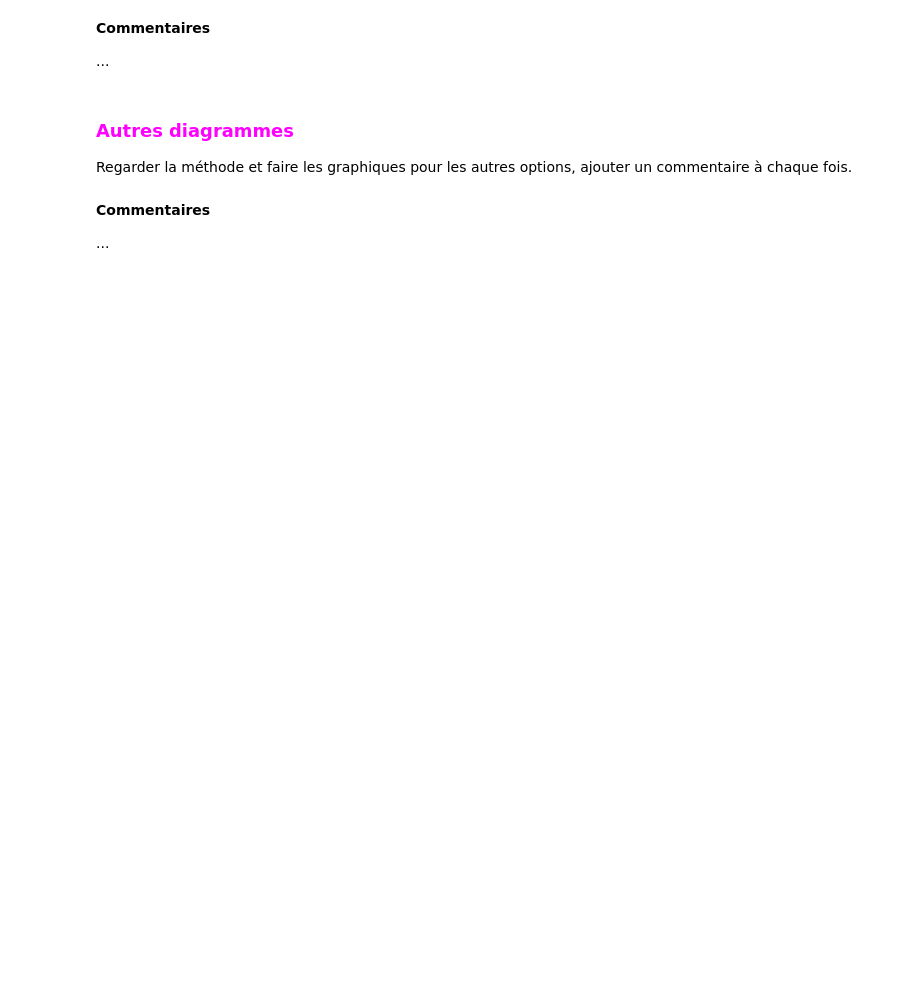
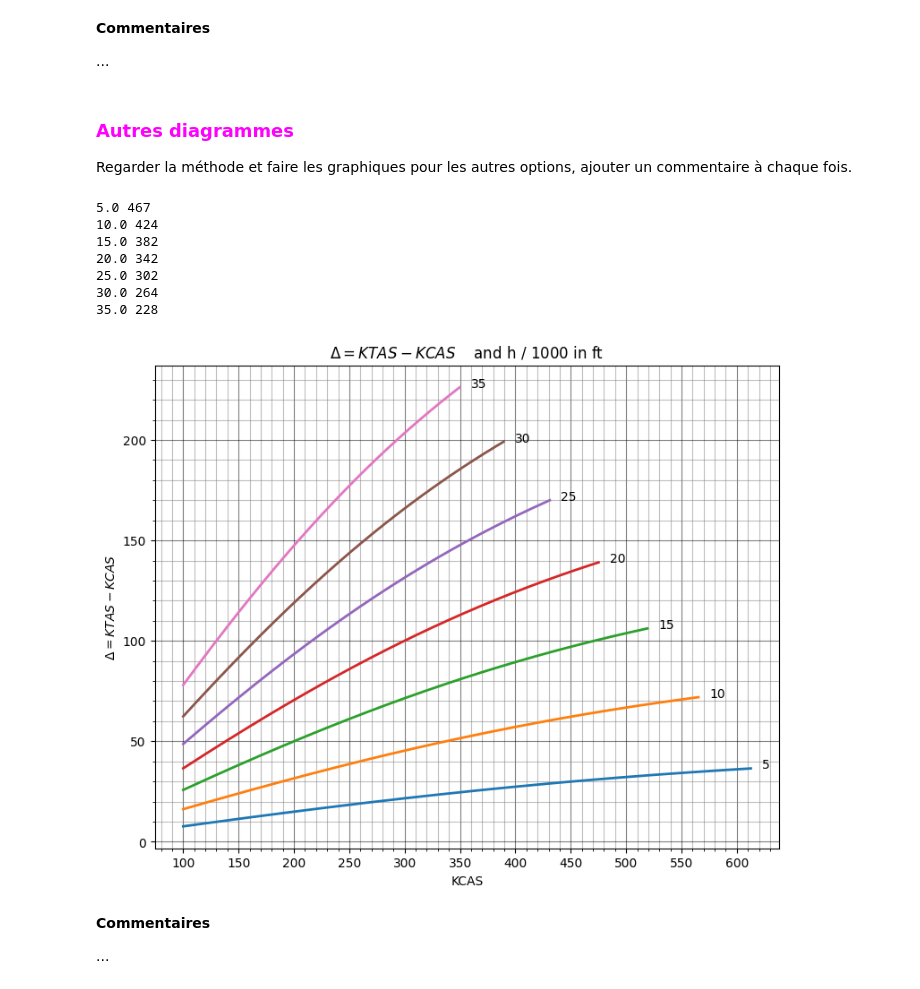
Before and after one commit to GregHsr/TP1_Meca_Vol, a Jupyter notebook: tp1_etudiant.ipynb, the cells around one changed output. Saved outputs shown, nothing was run; the diff lists cells and outputs as text; code cells hidden in the pictures; blank space fills up the shorter version.

```diff
--- a/tp1_etudiant.ipynb
+++ b/tp1_etudiant.ipynb
@@ -894,6 +1076,17 @@ Regarder la méthode et faire les graphiques pour les autres options,
 ajouter un commentaire à chaque fois.
 # %%
 # to do
+
+plot_diagram(data, 3)
+# %% [output]
+5.0 467
+10.0 424
+15.0 382
+20.0 342
+25.0 302
+30.0 264
+35.0 228
+[figure, added]
 # %% [markdown]
 **Commentaires**
 
```
Also changed, not shown: parts of 21 cells of this notebook.
